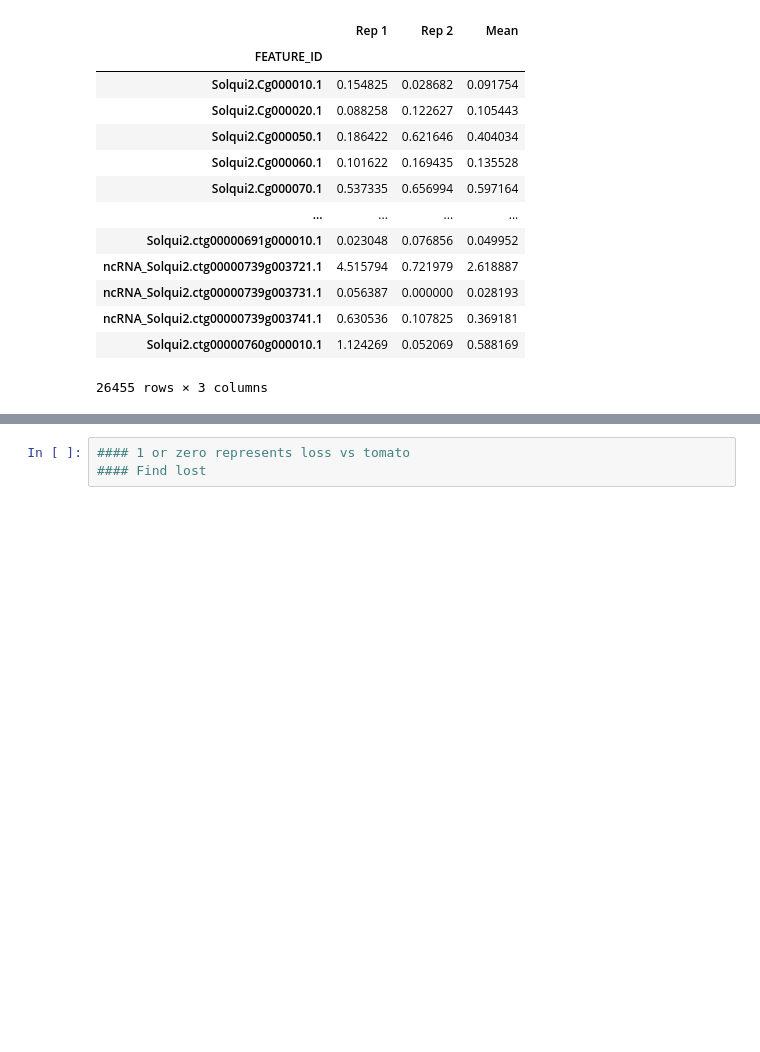
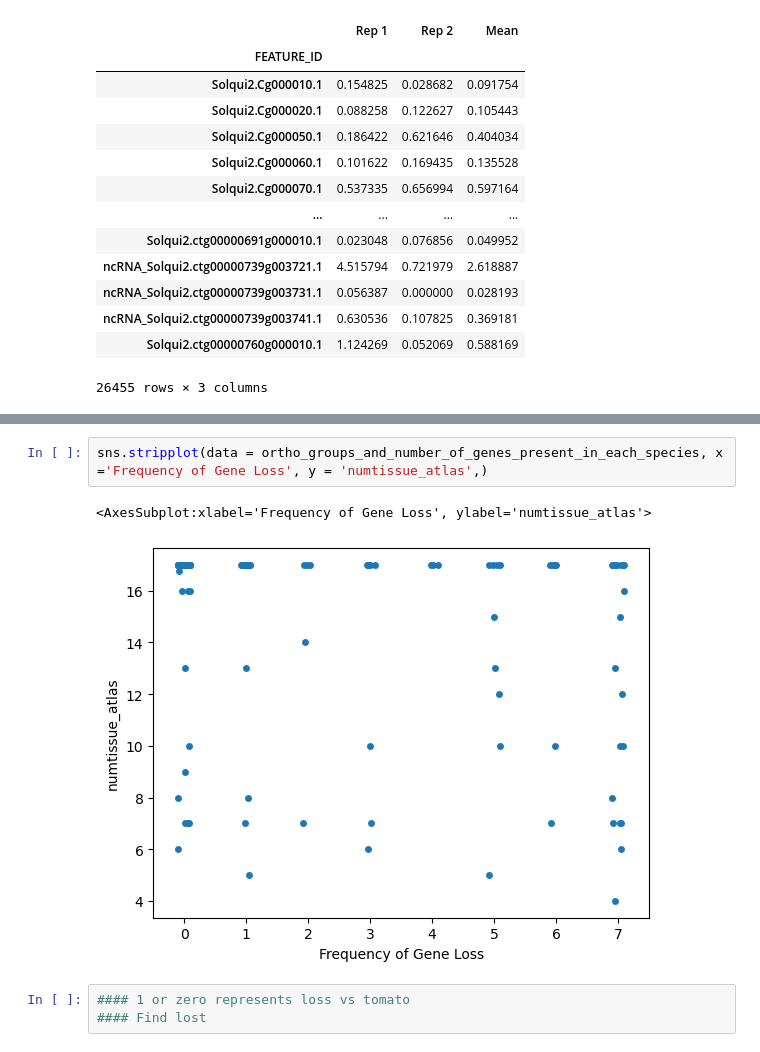
Before and after one commit to mikepassal/Solanum_SV_Pan_Genome, a Jupyter notebook: Solanum_Initial_gene_duplication_dosage_exploration/using_hamsini_compensatory_drift_to_find_loss_or_equal_expression.ipynb, the cells around one changed output, grey strips where cells are left out. Drawn from its saved outputs; the diff is of its cells as text; blank space fills up the shorter version.

```diff
--- a/Solanum_Initial_gene_duplication_dosage_exploration/using_hamsini_compensatory_drift_to_find_loss_or_equal_expression.ipynb
+++ b/Solanum_Initial_gene_duplication_dosage_exploration/using_hamsini_compensatory_drift_to_find_loss_or_equal_expression.ipynb
@@ -199,3 +284,8 @@ for species in ortho_group_dictionary_of_gene_groups.keys():
+# %%
+sns.stripplot(data = ortho_groups_and_number_of_genes_present_in_each_species, x ='Frequency of Gene Loss', y = 'numtissue_atlas',)
+# %% [output]
+<AxesSubplot:xlabel='Frequency of Gene Loss', ylabel='numtissue_atlas'>
+[figure, added]
 # %%
 #### 1 or zero represents loss vs tomato
 #### Find lost
```
Also changed, not shown: parts of 13 cells of this notebook.
